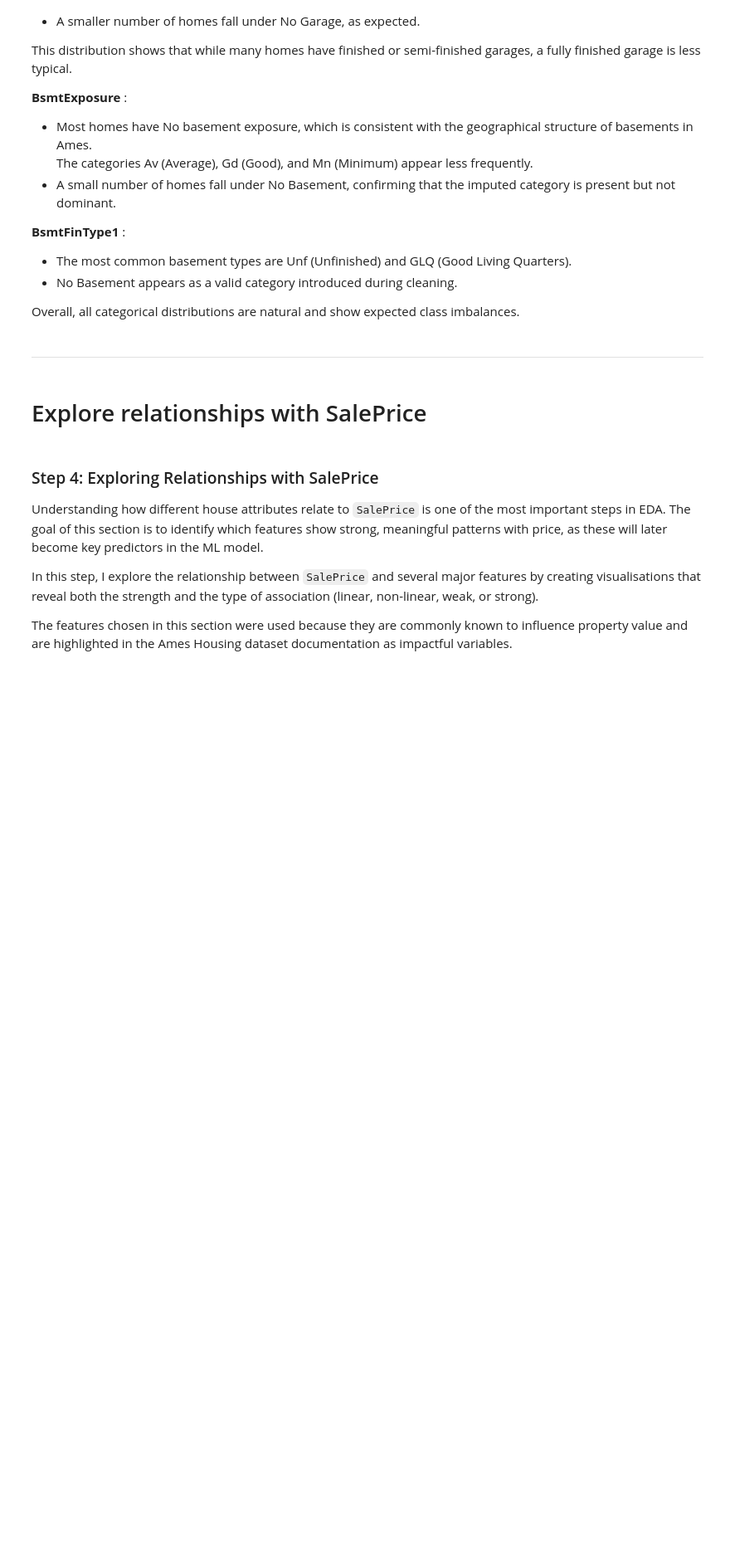
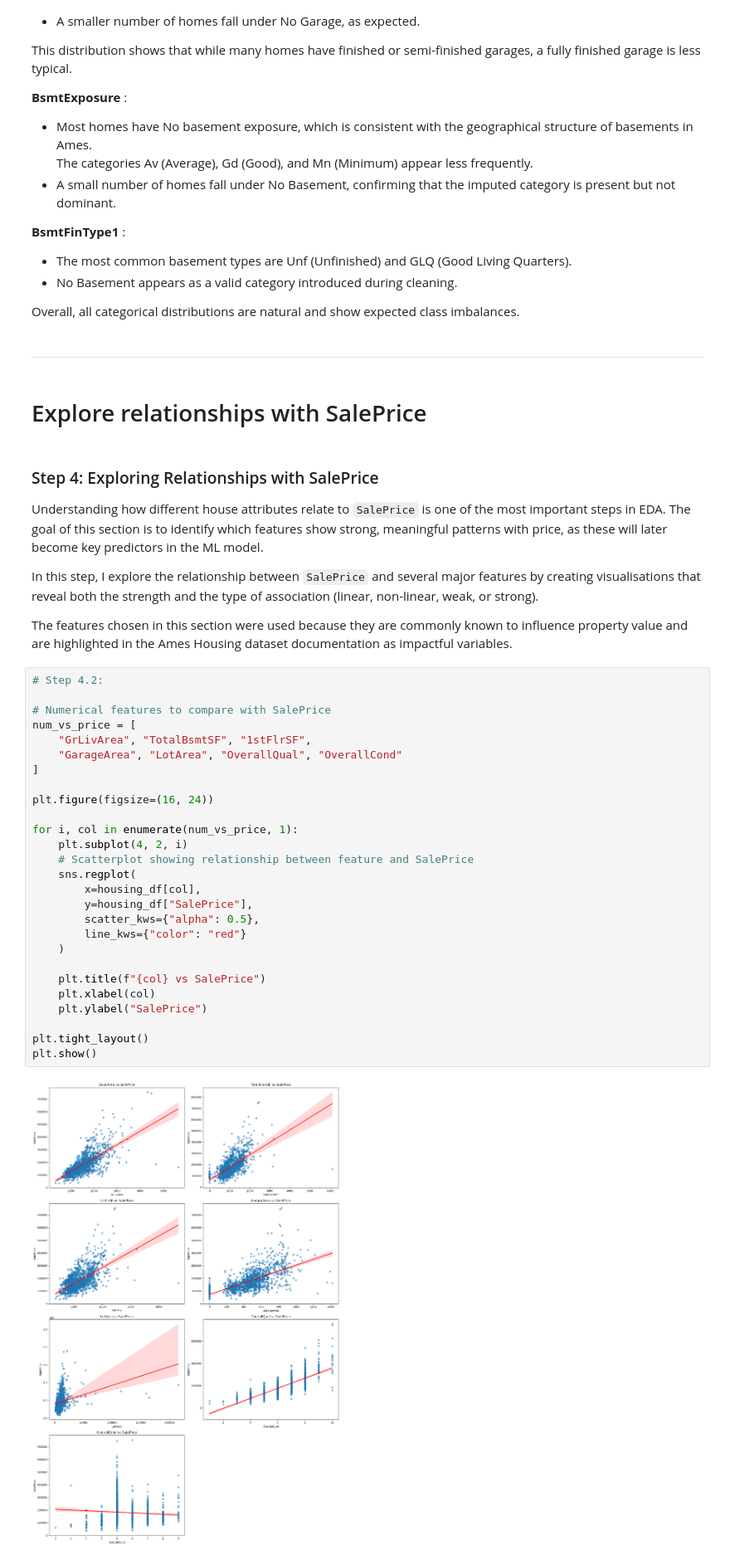
Before and after one commit to aishieee/p5-heritage-housing, a Jupyter notebook: jupyter_notebooks/03_exploratory_analysis.ipynb, the cells around one changed output. Shown at 83% size. Saved outputs shown, nothing was run; the diff lists cells and outputs as text; blank space fills up the shorter version.

Commit message:
Add scatterplot showing relationship between feature and SalePrice

```diff
--- a/jupyter_notebooks/03_exploratory_analysis.ipynb
+++ b/jupyter_notebooks/03_exploratory_analysis.ipynb
@@ -363,3 +363,32 @@ Understanding how different house attributes relate to `SalePrice` is one of the
 In this step, I explore the relationship between `SalePrice` and several major features by creating visualisations that reveal both the strength and the type of association (linear, non-linear, weak, or strong).
 
 The features chosen in this section were used because they are commonly known to influence property value and are highlighted in the Ames Housing dataset documentation as impactful variables.
+# %%
+# Step 4.2:
+
+# Numerical features to compare with SalePrice
+num_vs_price = [
+    "GrLivArea", "TotalBsmtSF", "1stFlrSF",
+    "GarageArea", "LotArea", "OverallQual", "OverallCond"
+]
+
+plt.figure(figsize=(16, 24))
+
+for i, col in enumerate(num_vs_price, 1):
+    plt.subplot(4, 2, i)
+    # Scatterplot showing relationship between feature and SalePrice
+    sns.regplot(
+        x=housing_df[col],
+        y=housing_df["SalePrice"],
+        scatter_kws={"alpha": 0.5},
+        line_kws={"color": "red"}
+    )
+
+    plt.title(f"{col} vs SalePrice")
+    plt.xlabel(col)
+    plt.ylabel("SalePrice")
+
+plt.tight_layout()
+plt.show()
+# %% [output]
+[figure, added]
```
